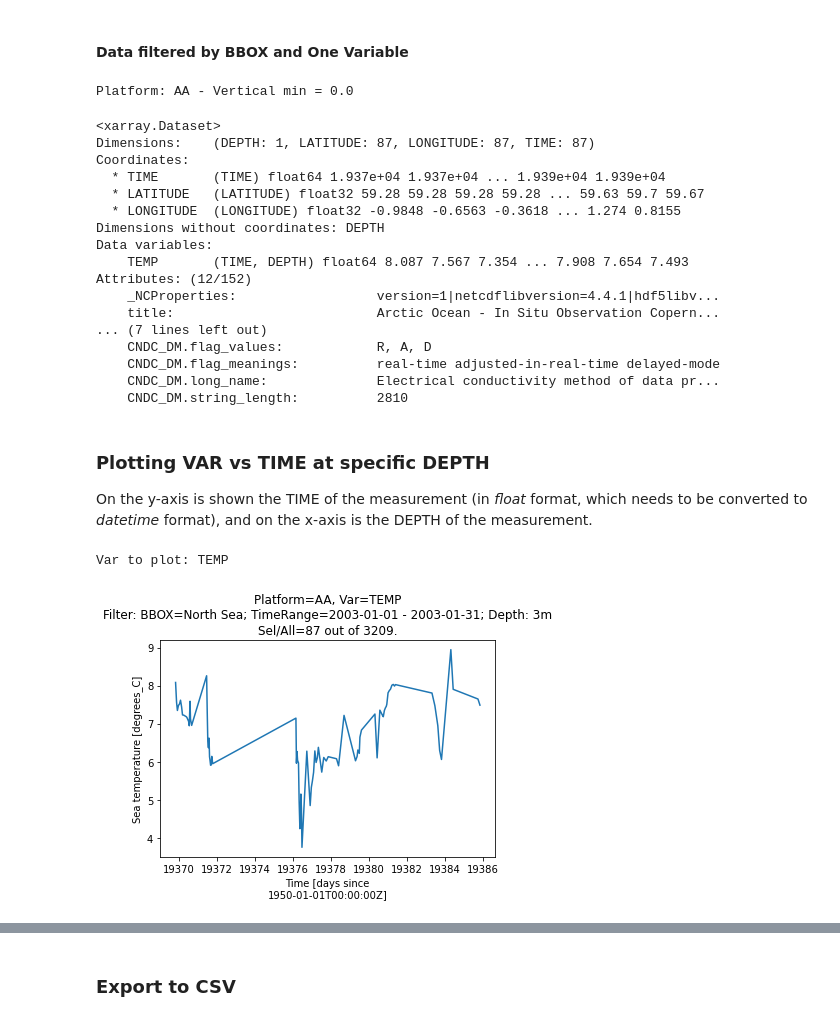
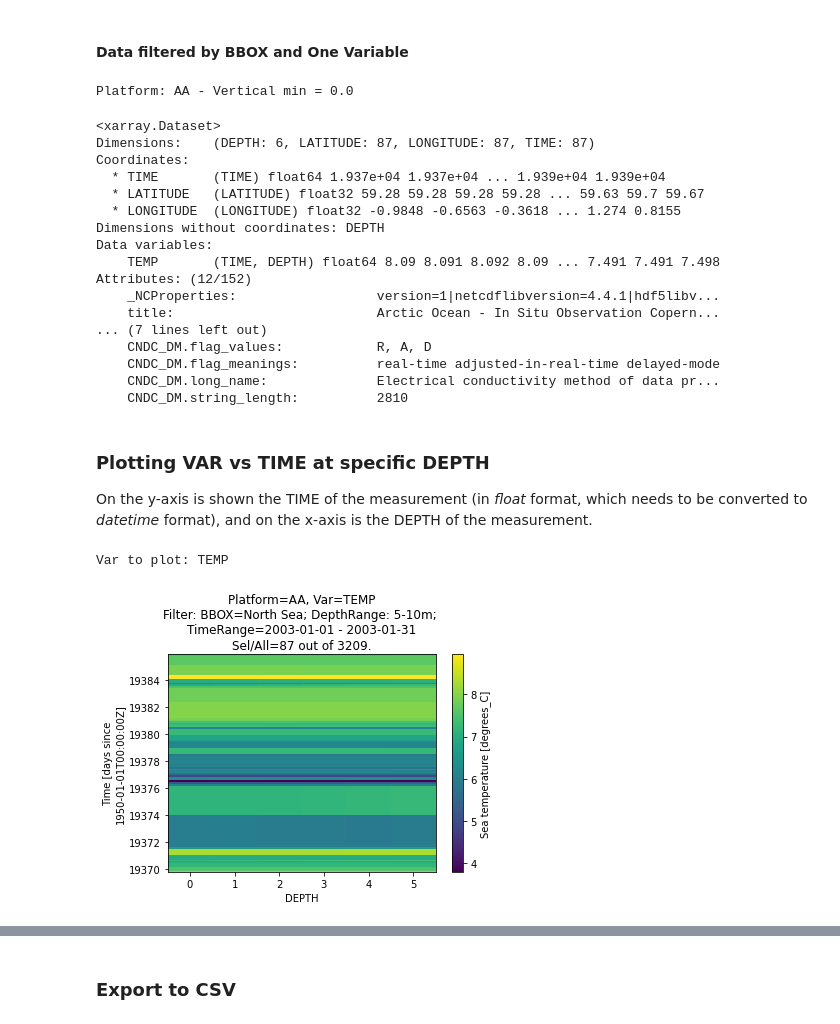
Before and after one commit to ec-intaros/iaos-showcase-app-Barents-Sea-CTD, a Jupyter notebook: Barrents sea - CTD data processing.ipynb, the cells around one changed output, grey strips where cells are left out. Drawn from its saved outputs; the diff is of its cells as text; code cells hidden in the pictures.

Commit message:
added range of depths to csv

```diff
--- a/Barrents sea - CTD data processing.ipynb
+++ b/Barrents sea - CTD data processing.ipynb
@@ -350,3 +348,7 @@ depth = 3
+# %%
+depth = 10
+depth1 = 5
+depth2 = depth
 # %% [markdown]
 ### Create **data_dict** dictionary
 Once variables are defined, the DEPTH range must be defined.
@@ -571,19 +576,19 @@ check_alignment(data_dict, pc, var, align_and_nan, vmin_dict)
 filtered_xarr = filter_xarr_DEPTH(df_toPlot,
                                   data_dict,
                                   platform=pc,
-                                  depth_range=[depth, depth])
+                                  depth_range=[depth1, depth2])
 display(filtered_xarr)
 # %% [output]
 Platform: AA - Vertical min = 0.0
 <xarray.Dataset>
-Dimensions:    (DEPTH: 1, LATITUDE: 87, LONGITUDE: 87, TIME: 87)
+Dimensions:    (DEPTH: 6, LATITUDE: 87, LONGITUDE: 87, TIME: 87)
 Coordinates:
   * TIME       (TIME) float64 1.937e+04 1.937e+04 ... 1.939e+04 1.939e+04
   * LATITUDE   (LATITUDE) float32 59.28 59.28 59.28 59.28 ... 59.63 59.7 59.67
   * LONGITUDE  (LONGITUDE) float32 -0.9848 -0.6563 -0.3618 ... 1.274 0.8155
 Dimensions without coordinates: DEPTH
 Data variables:
-    TEMP       (TIME, DEPTH) float64 8.087 7.567 7.354 ... 7.908 7.654 7.493
+    TEMP       (TIME, DEPTH) float64 8.09 8.091 8.092 8.09 ... 7.491 7.491 7.498
 Attributes: (12/152)
     _NCProperties:                  version=1|netcdflibversion=4.4.1|hdf5libv...
     title:                          Arctic Ocean - In Situ Observation Copern...
@@ -598,9 +603,9 @@ On the y-axis is shown the TIME of the measurement (in *float* format, which nee
 # %%
 print(f"Var to plot: {var}")
 
-title = f'Platform={pc}, Var={var}\nFilter: {bbox_key}; TimeRange={time_filter_str}; Depth: {depth}m\nSel/All={sel_outof_all}'
+title = f'Platform={pc}, Var={var}\nFilter: {bbox_key}; DepthRange: {depth1}-{depth2}m; \nTimeRange={time_filter_str}\nSel/All={sel_outof_all}'
 
 plotFilteredVar(filtered_xarr[var], title=title)
 # %% [output]
 Var to plot: TEMP
-[figure, old version]
+[figure, new version]
```
Also changed, not shown: parts of 28 cells of this notebook, 1 other file.
